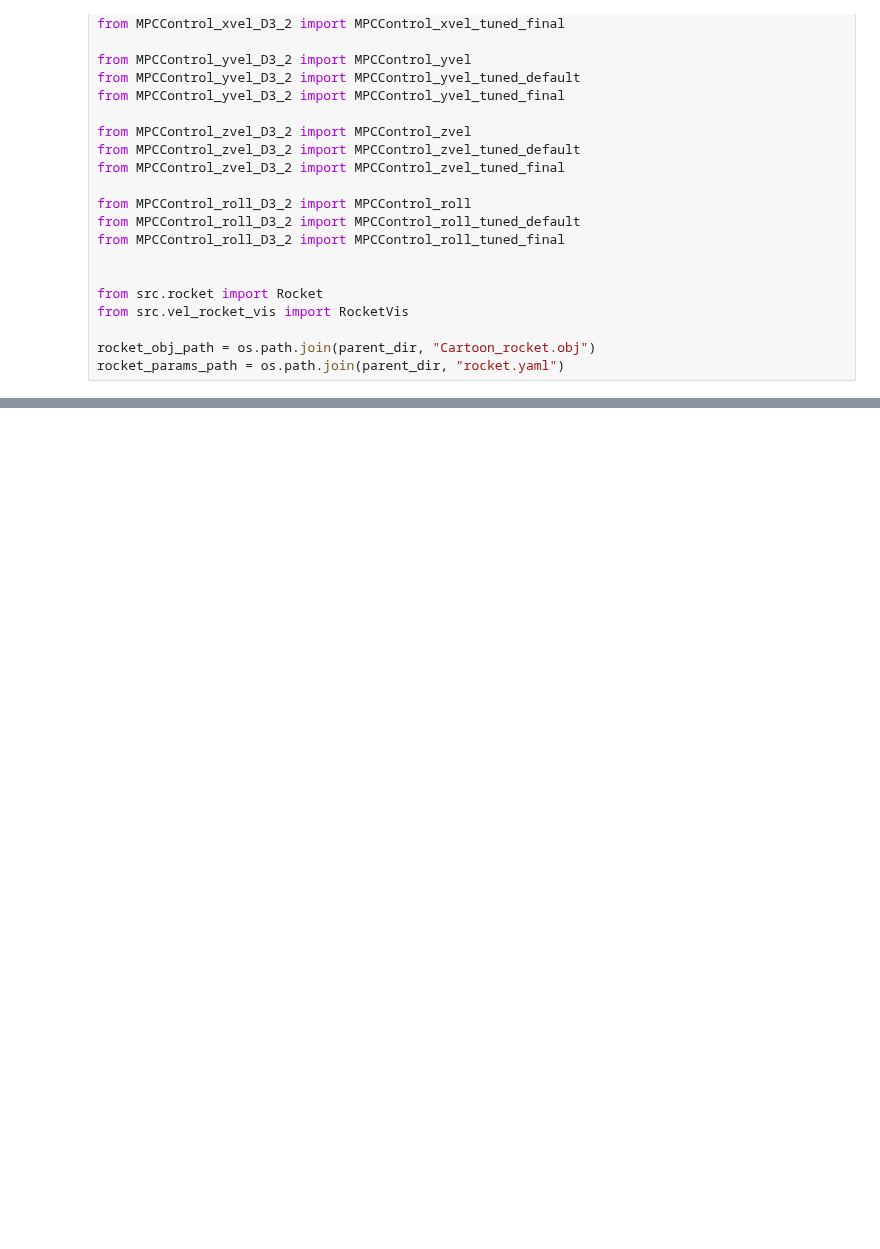
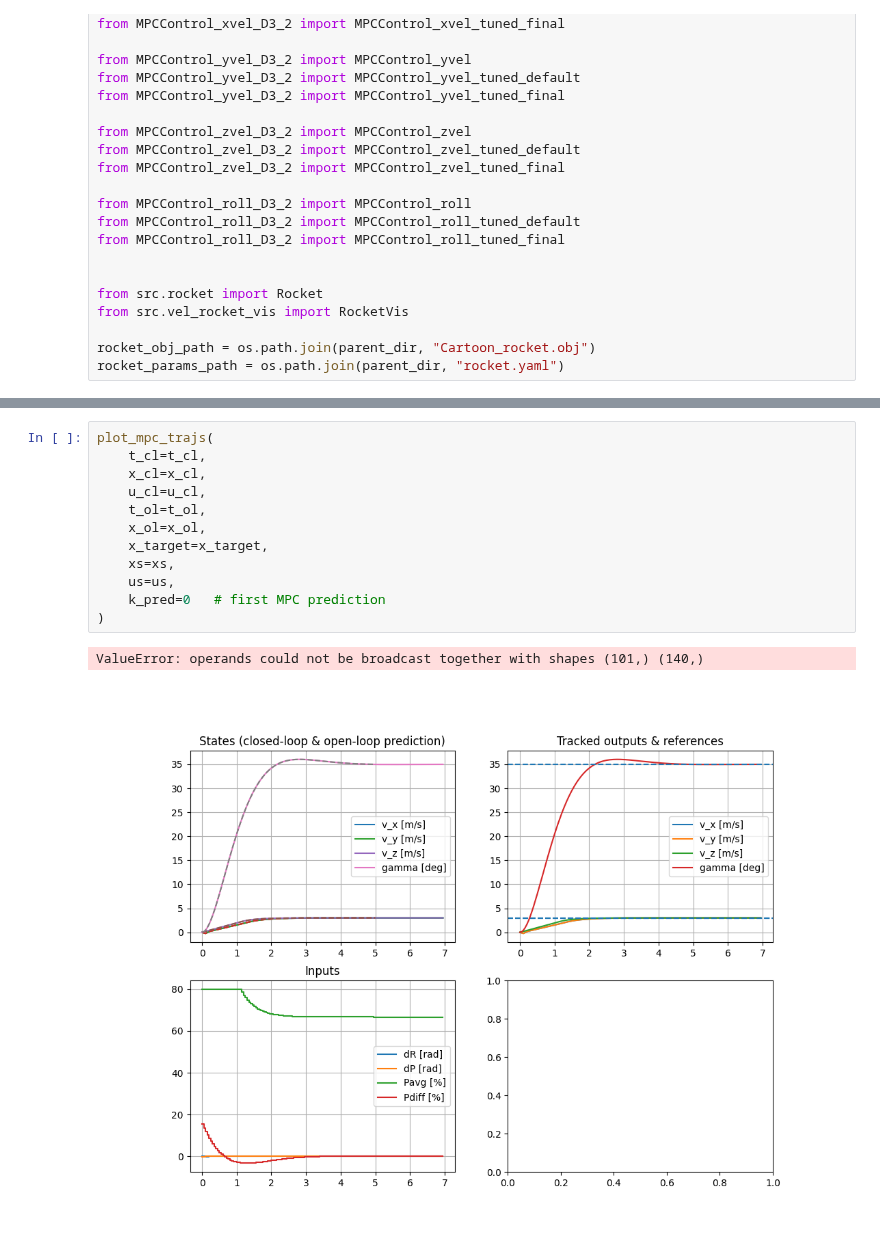
Before and after one commit to VincentEllenrieder/MPC-project-groupBS, a Jupyter notebook: project/Deliverable_3_2/Deliverable_3_2.ipynb, the cells around one changed output, grey strips where cells are left out. Cells and saved outputs as stored; diff of their text form; blank space fills up the shorter version.

```diff
--- a/project/Deliverable_3_2/Deliverable_3_2.ipynb
+++ b/project/Deliverable_3_2/Deliverable_3_2.ipynb
@@ -98,0 +238,15 @@ RuntimeError: steady_state_from_ref failed: infeasible
+# %%
+plot_mpc_trajs(
+    t_cl=t_cl,
+    x_cl=x_cl,
+    u_cl=u_cl,
+    t_ol=t_ol,
+    x_ol=x_ol,
+    x_target=x_target,
+    xs=xs,
+    us=us,
+    k_pred=0   # first MPC prediction
+)
+# %% [output]
+ValueError: operands could not be broadcast together with shapes (101,) (140,)
+[figure, added]
```
Also changed, not shown: parts of 6 cells of this notebook, 5 other files.
